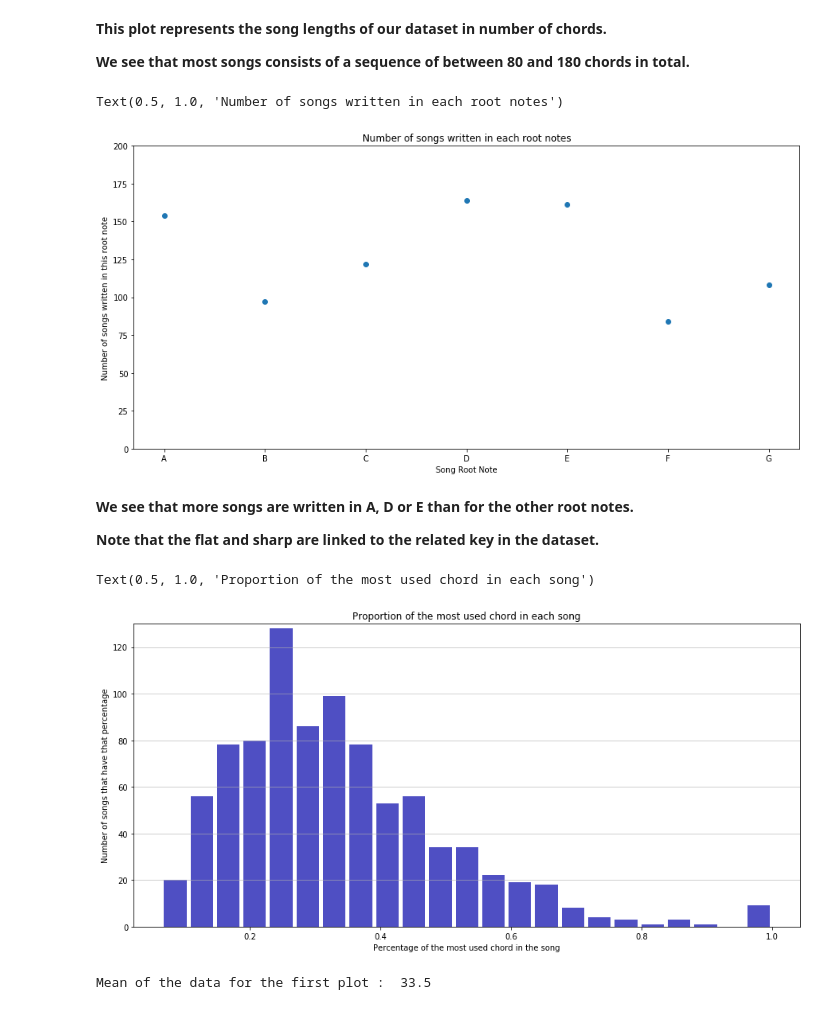
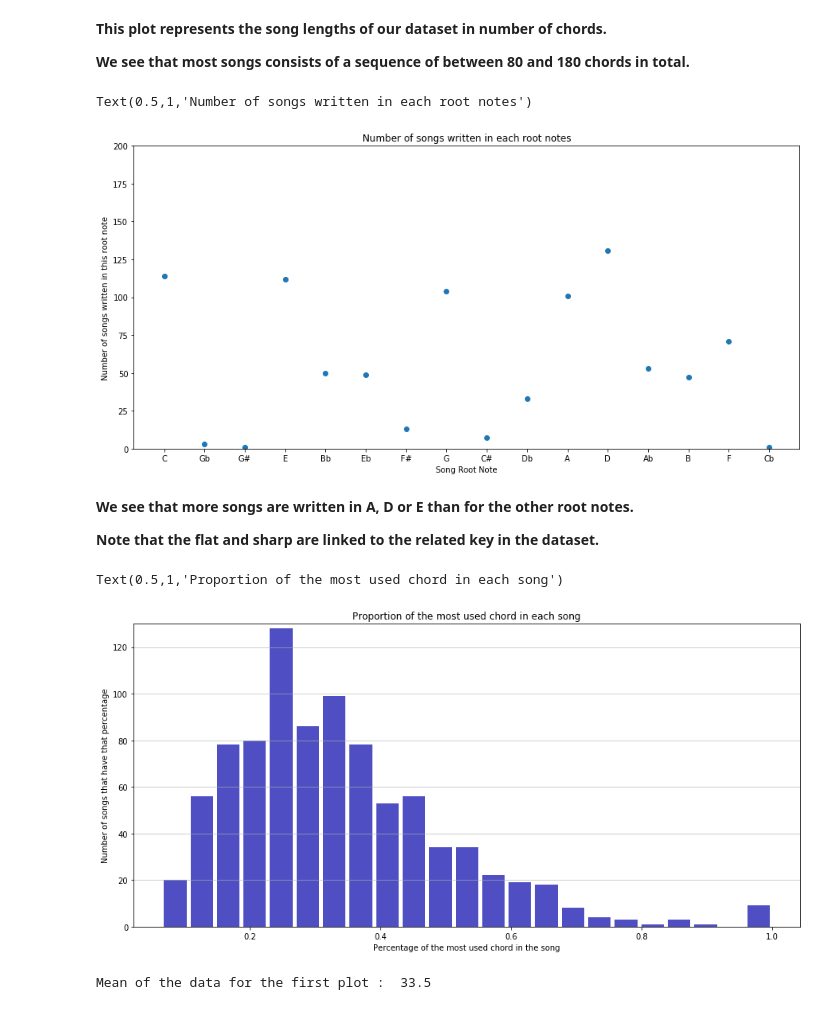
Before and after one commit to lucieperrotta/Digital-Musicology, a Jupyter notebook: preprocessing/dataset preprocessing.ipynb, the cells around one changed output. Drawn from its saved outputs; the diff is of its cells as text; code cells hidden in the pictures.

```diff
--- a/preprocessing/dataset preprocessing.ipynb
+++ b/preprocessing/dataset preprocessing.ipynb
@@ -90,25 +90,25 @@ Text(0.5, 1.0, 'Repartition of song lengths in number of chords')
 # %%
 root_notes = [all_data[i][1] for i in range(len(all_data))]
 # %%
-root_notes_index = ['A', 'B', 'C', 'D', 'E', 'F', 'G']
-root_notes_count = np.zeros(7)
+root_notes_index = list(set(root_notes))
+root_notes_count = np.zeros(len(root_notes_index))
 for note in root_notes:
-    for i in range(7):
+    for i in range(len(root_notes_index)):
         if note==root_notes_index[i]:
             root_notes_count[i] += 1
 # %%
 plt.figure()
-plt.rcParams["figure.figsize"] = (15,7)
+plt.rcParams["figure.figsize"] = (15,len(root_notes_index))
 
-plt.scatter(range(7),root_notes_count)
-plt.xticks(np.arange(7), ('A', 'B', 'C', 'D', 'E', 'F', 'G'))
+plt.scatter(range(len(root_notes_index)),root_notes_count)
+plt.xticks(np.arange(len(root_notes_index)), root_notes_index)
 plt.xlabel('Song Root Note')
 plt.ylim(0, 200)
 plt.ylabel('Number of songs written in this root note')
 plt.title('Number of songs written in each root notes')
 # %% [output]
-Text(0.5, 1.0, 'Number of songs written in each root notes')
+Text(0.5,1,'Number of songs written in each root notes')
-[figure, old version]
+[figure, new version]
 # %% [markdown]
 **We see that more songs are written in A, D or E than for the other root notes.**
 
@@ -143,7 +143,7 @@ plt.xlabel('Percentage of the most used chord in the song')
 plt.ylabel('Number of songs that have that percentage')
 plt.title('Proportion of the most used chord in each song')
 # %% [output]
-Text(0.5, 1.0, 'Proportion of the most used chord in each song')
+Text(0.5,1,'Proportion of the most used chord in each song')
 [figure]
 # %%
 print('Mean of the data for the first plot : ', np.round(100*np.mean(first_chords/song_len), 1))
```
Also changed, not shown: parts of 6 cells of this notebook.
